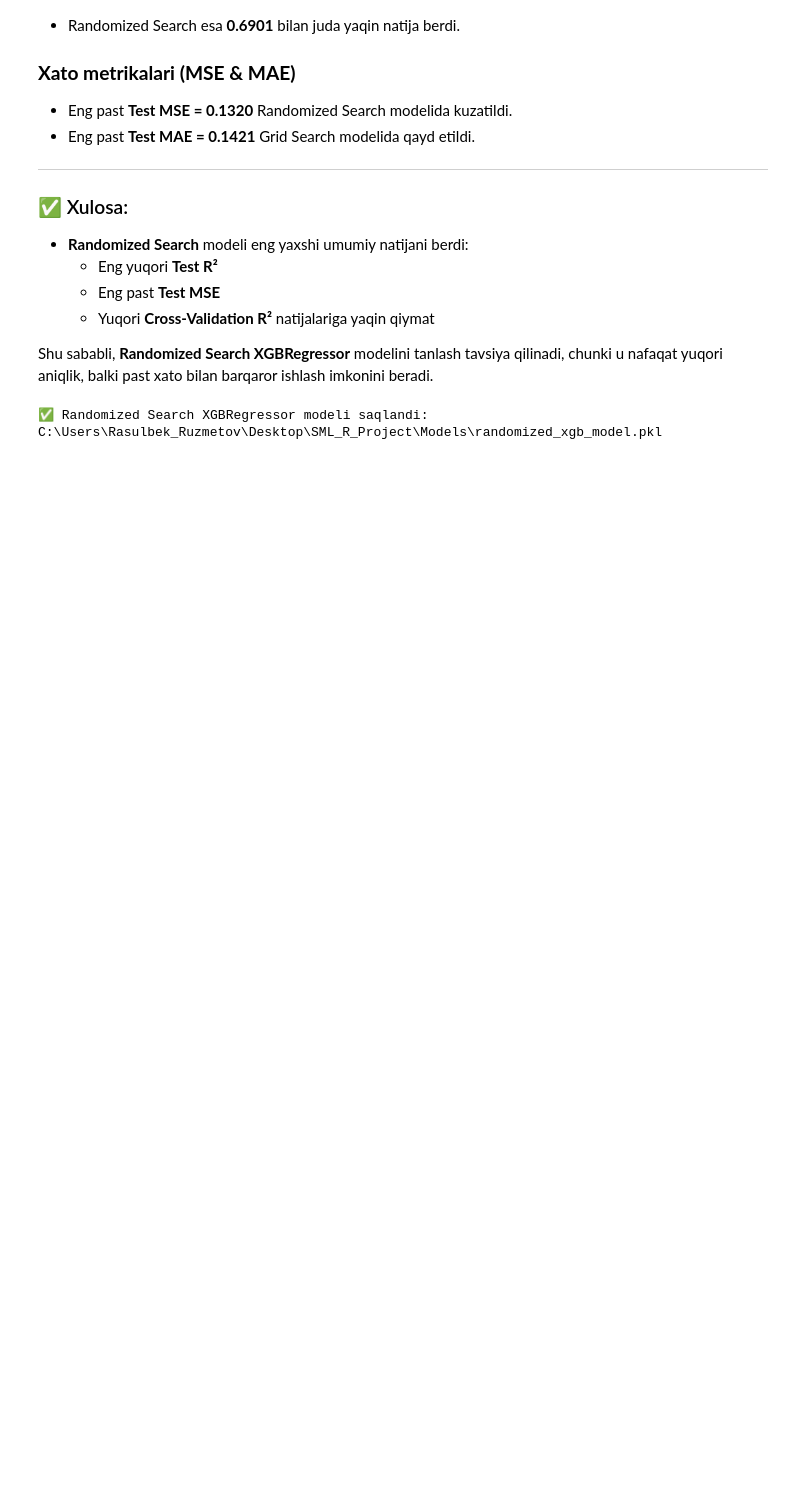
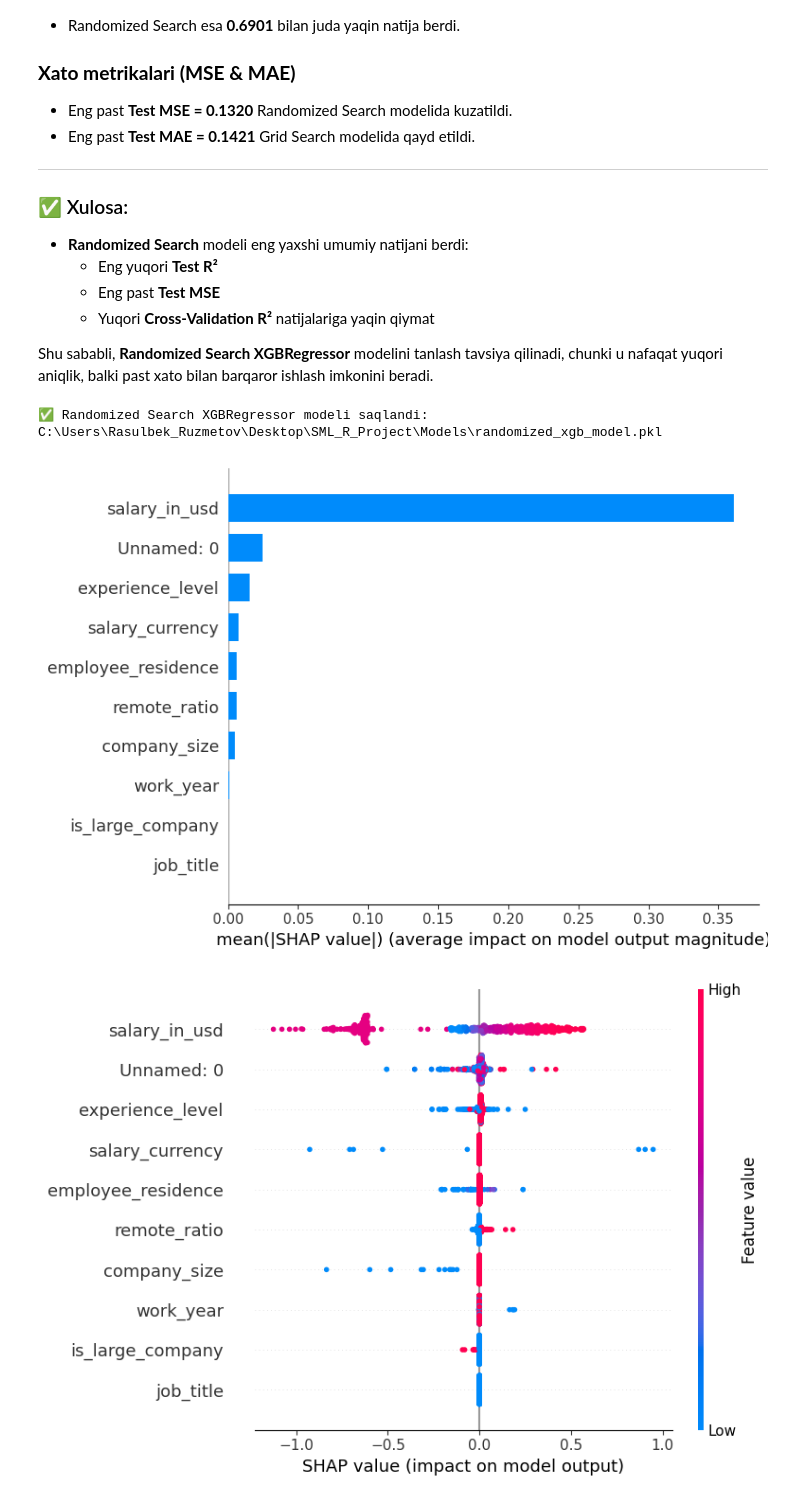
Before and after one commit to rasulbekdeveloper907/ML_Engineer_Salary_Prediction, a Jupyter notebook: Tuning/tuning.ipynb, the cells around one changed output. Drawn from its saved outputs; the diff is of its cells as text; code cells hidden in the pictures; blank space fills up the shorter version.

```diff
--- a/Tuning/tuning.ipynb
+++ b/Tuning/tuning.ipynb
@@ -343,3 +343,31 @@ joblib.dump(best_model, save_path)
 print(f"✅ Randomized Search XGBRegressor modeli saqlandi: {save_path}")
 # %% [output]
 ✅ Randomized Search XGBRegressor modeli saqlandi: C:\Users\Rasulbek_Ruzmetov\Desktop\SML_R_Project\Models\randomized_xgb_model.pkl
+# %%
+import shap
+import matplotlib.pyplot as plt
+import xgboost as xgb
+
+# SHAP uchun eksplainer yaratish
+explainer = shap.Explainer(best_model, X_train)
+
+# SHAP qiymatlarini hisoblash
+shap_values = explainer(X_test)
+
+# 1. Umumiy feature importance (bar plot)
+shap.summary_plot(shap_values, X_test, plot_type="bar", show=True)
+
+# 2. SHAP summary (beeswarm plot)
+shap.summary_plot(shap_values, X_test, show=True)
+
+# 3. Bitta observation uchun SHAP qiymatlari (force plot)
+shap.initjs()
+shap.force_plot(
+    explainer.expected_value,
+    shap_values[0].values,  # to‘g‘ri format
+    X_test.iloc[0, :],
+    matplotlib=True  # Konsolda ishlatish uchun
+)
+# %% [output]
+[figure, added]
+[figure, added]
```
Also changed, not shown: parts of 2 cells of this notebook.
